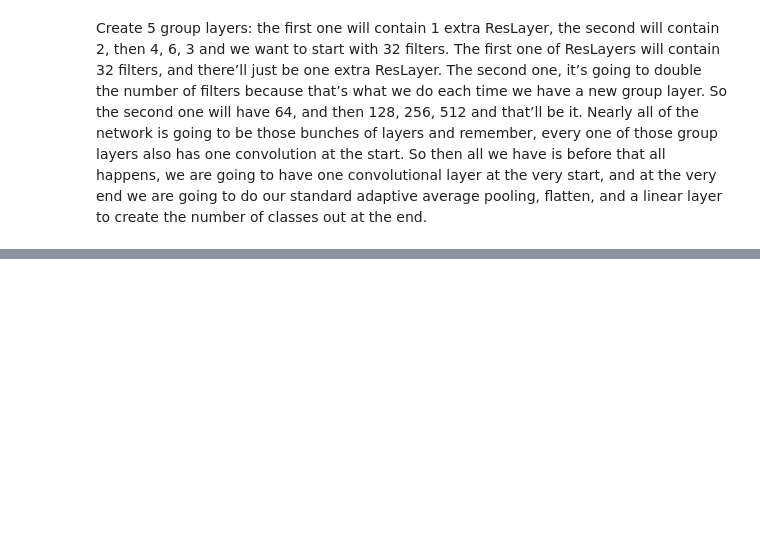
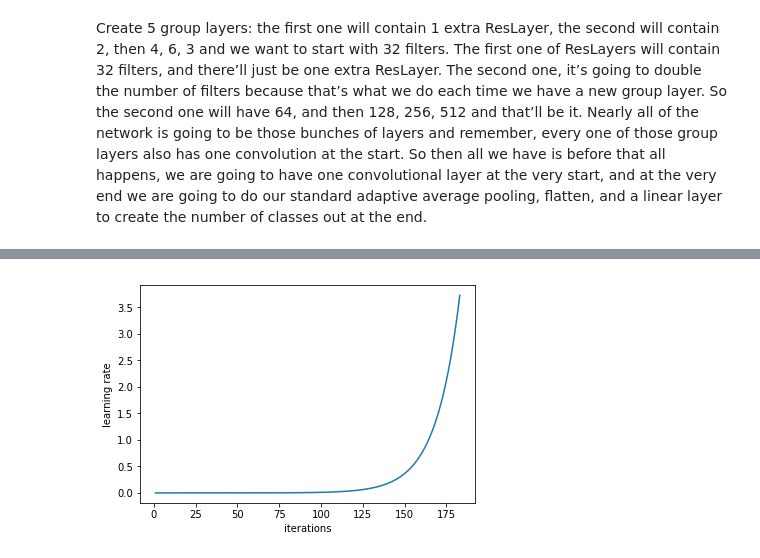
Before and after one commit to Sundragon1993/fastai, a Jupyter notebook: courses/dl2/cifar10-darknet.ipynb, the cells around one changed output, grey strips where cells are left out. Cells and saved outputs as stored; diff of their text form; code cells hidden in the pictures; blank space fills up the shorter version.

```diff
--- a/courses/dl2/cifar10-darknet.ipynb
+++ b/courses/dl2/cifar10-darknet.ipynb
@@ -109,0 +185,4 @@ m = nn.DataParallel(m, [1, 2, 3])
+# %%
+learn.sched.plot_lr()
+# %% [output]
+[figure, added]
```
Also changed, not shown: parts of 26 cells of this notebook.
